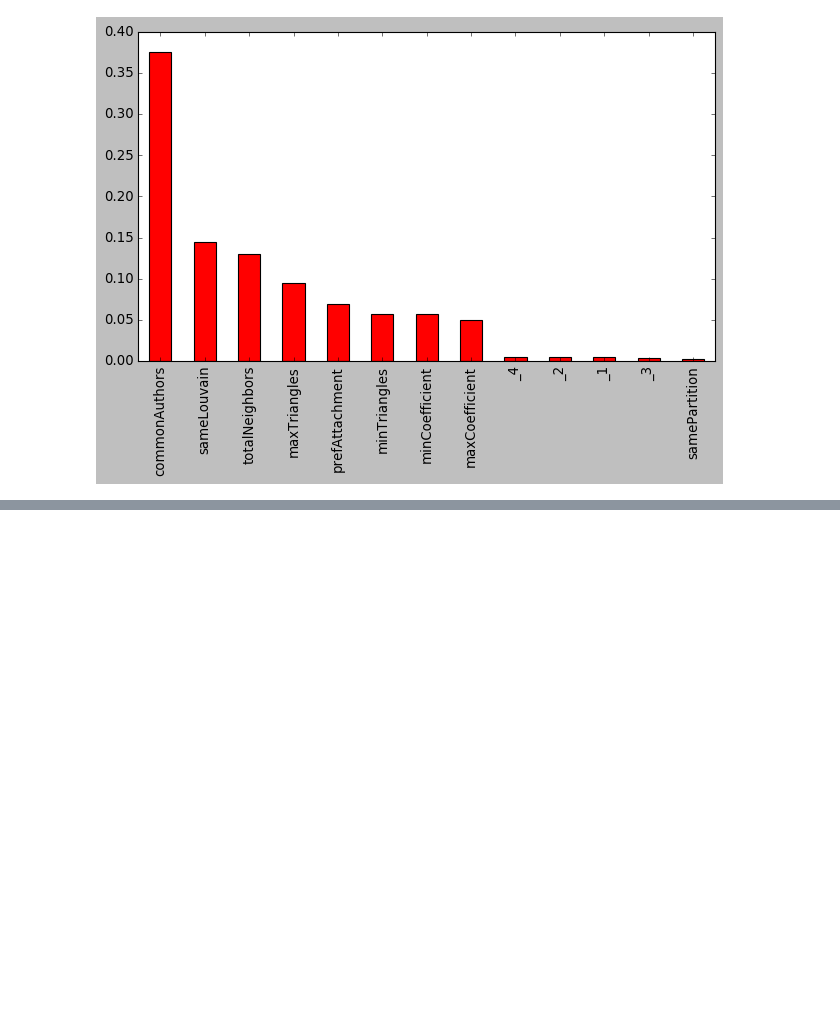
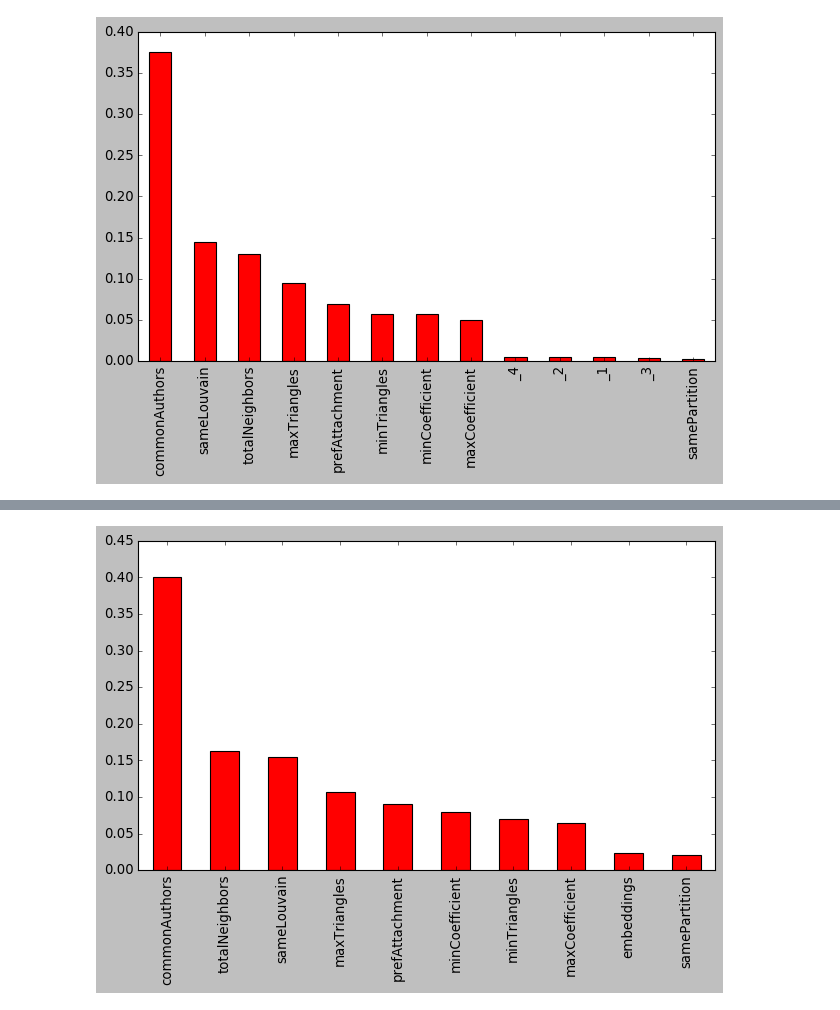
Before and after one commit to areias/link-prediction, a Jupyter notebook: coauthor-link-prediction.ipynb, the cells around one changed output, grey strips where cells are left out. Saved outputs shown, nothing was run; the diff lists cells and outputs as text; code cells hidden in the pictures; blank space fills up the shorter version.

```diff
--- a/coauthor-link-prediction.ipynb
+++ b/coauthor-link-prediction.ipynb
@@ -1416,0 +1542,5 @@ plot_feature_importance(fields, rf_model.featureImportances)
+# %%
+fields = ["commonAuthors", "prefAttachment", "totalNeighbors",
+    "minTriangles", "maxTriangles", "minCoefficient", "maxCoefficient",
+    "samePartition", "sameLouvain","embeddings"]
+w2vec_model=train_model(fields, training_data)
@@ -1416,0 +1606,3 @@ plot_feature_importance(fields, rf_model.featureImportances)
+# %%
+myfields=fields[:-1]
+myfields
@@ -1416,0 +1619,6 @@ plot_feature_importance(fields, rf_model.featureImportances)
+# %%
+myfields=myfields+["embeddings"]
+# %%
+plot_feature_importance(myfields, imp)
+# %% [output]
+[figure, added]
```
Also changed, not shown: parts of 26 cells of this notebook.
